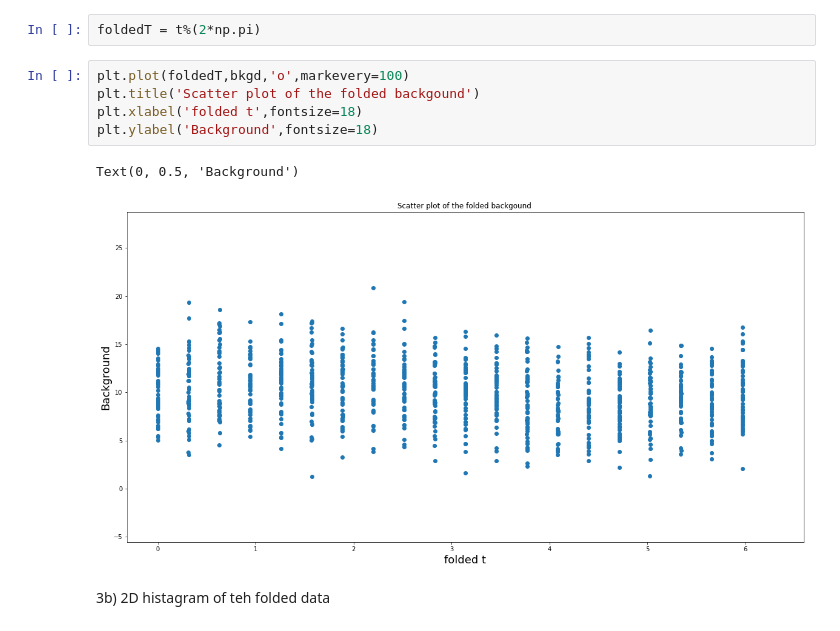
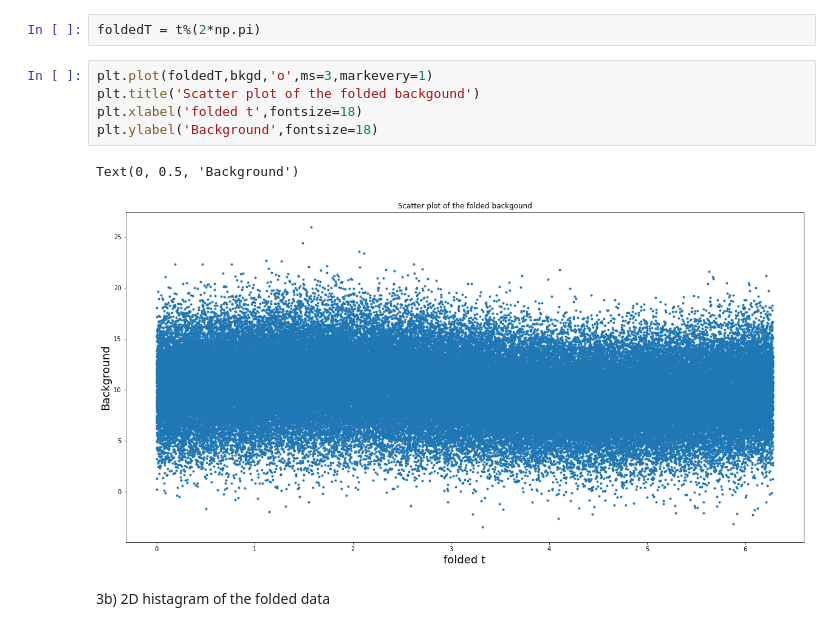
Before and after one commit to GammasBox/phys434Lab, a Jupyter notebook: HW4.ipynb, the cells around one changed output. Saved outputs shown, nothing was run; the diff lists cells and outputs as text.

Commit message:
fixed graph

```diff
--- a/HW4.ipynb
+++ b/HW4.ipynb
@@ -100,15 +100,15 @@ Scatter plot with folded data
 # %%
 foldedT = t%(2*np.pi)
 # %%
-plt.plot(foldedT,bkgd,'o',markevery=100)
+plt.plot(foldedT,bkgd,'o',ms=3,markevery=1)
 plt.title('Scatter plot of the folded backgound')
 plt.xlabel('folded t',fontsize=18)
 plt.ylabel('Background',fontsize=18)
 # %% [output]
 Text(0, 0.5, 'Background')
-[figure, old version]
+[figure, new version]
 # %% [markdown]
-3b) 2D histagram of teh folded data
+3b) 2D histagram of the folded data
 # %%
 fig, ax = plt.subplots(1, 1)
 plt.rcParams["figure.figsize"] = (20,10)
```
Also changed, not shown: parts of 6 cells of this notebook, 1 other file.
